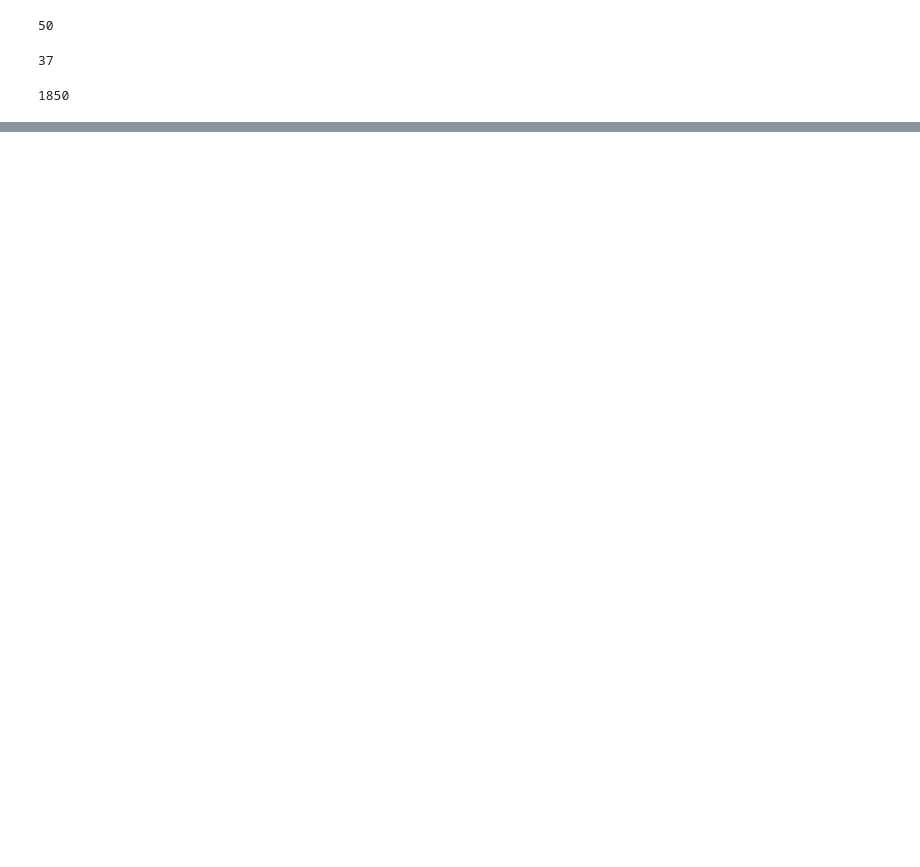
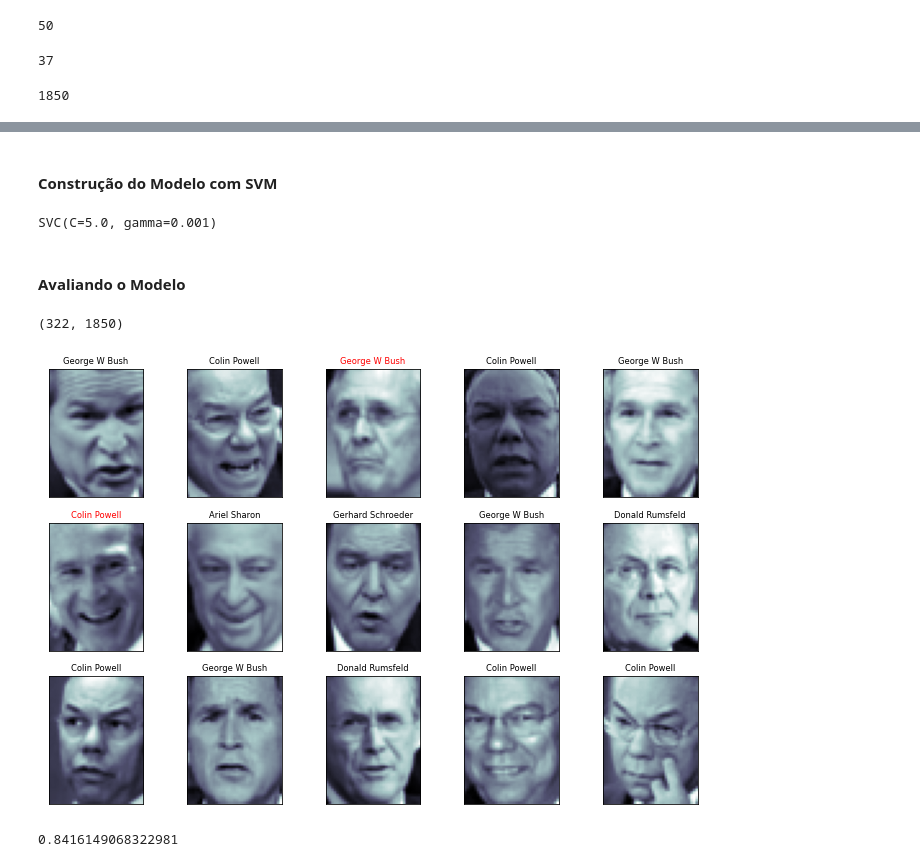
Before and after one commit to Gugah007/Reconhecimento-Facial-com-ML-Usando-SVM-e-PCA-Python, a Jupyter notebook: Reconhecimento Facial com Machine Learning Usando SVM e PCA.ipynb, the cells around one changed output, grey strips where cells are left out. Saved outputs shown, nothing was run; the diff lists cells and outputs as text; code cells hidden in the pictures; blank space fills up the shorter version.

```diff
--- a/Reconhecimento Facial com Machine Learning Usando SVM e PCA.ipynb
+++ b/Reconhecimento Facial com Machine Learning Usando SVM e PCA.ipynb
@@ -115,0 +142,4 @@ _ = plt.bar(unique_targets, counts)
+# %%
+# E então aplicamos o modelo PCA nos dados de treino e de teste
+X_treino_pca = pca.transform(X_treino)
+X_teste_pca = pca.transform(X_teste)
@@ -115,0 +153,46 @@ _ = plt.bar(unique_targets, counts)
+# %% [markdown]
+#### Construção do Modelo com SVM
+# %%
+# Criando o Modelo
+modelo_svm = svm.SVC(C = 5., gamma = 0.001)
+# %%
+# Treinamento do modelo
+modelo_svm.fit(X_treino_pca, y_treino)
+# %% [output]
+SVC(C=5.0, gamma=0.001)
+# %% [markdown]
+#### Avaliando o Modelo
+# %%
+# Shape dos dados de teste
+print(X_teste.shape)
+# %% [output]
+(322, 1850)
+# %%
+# Tamanho da área de plotagem
+fig = plt.figure(figsize = (12, 8))
+
+# Loop por 15 imagens
+for i in range(15):
+
+    # Subplots
+    ax = fig.add_subplot(3, 5, i + 1, xticks = [], yticks = [])
+
+    # Mostra a imagem real no dataset de teste
+    ax.imshow(X_teste[i].reshape((50, 37)), cmap = plt.cm.bone)
+
+    # Faz a previsão de classe com o modelo treinado
+    y_pred = modelo_svm.predict(X_teste_pca[i].reshape(1,-1))[0]
+
+    # Se a previsão de classe for igual a classe real, colocamos o nome em preto, se não em vermelho
+    # Nome em vermelho significa erro do modelo
+    color = 'black' if y_pred == y_teste[i] else 'red'
+
+    # Define o título
+    ax.set_title(dataset_faces.target_names[y_pred], fontsize = 'small', color = color)
+# %% [output]
+[figure, added]
+# %%
+# O modelo tem uma eficiência de aproximadamente 84%, ou seja, a cada 100 imagens, acerta a previsão em 84 casos.
+print(modelo_svm.score(X_teste_pca, y_teste))
+# %% [output]
+0.8416149068322981
```
Also changed, not shown: parts of 13 cells of this notebook.
